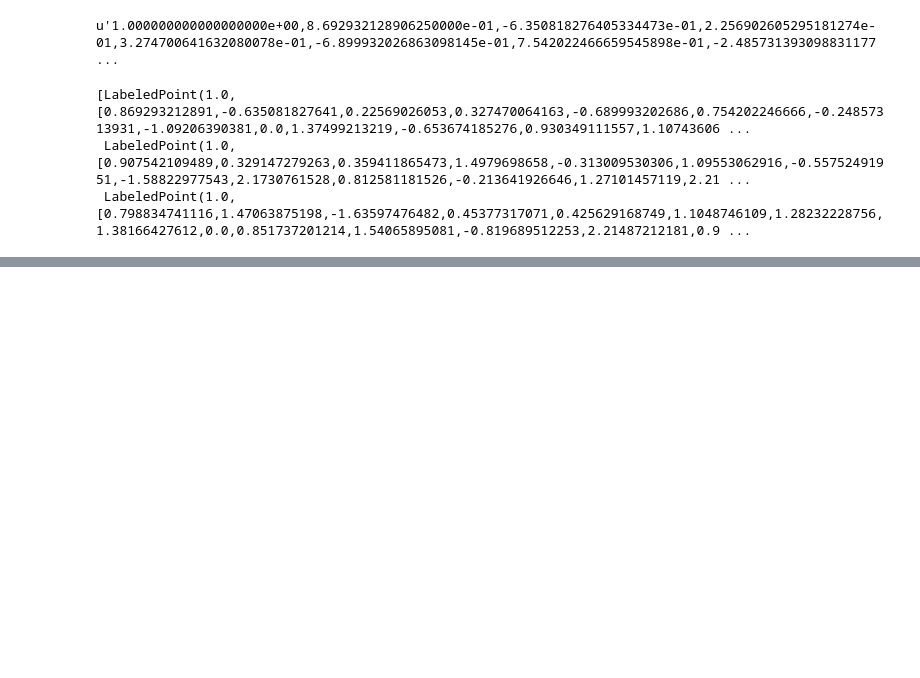
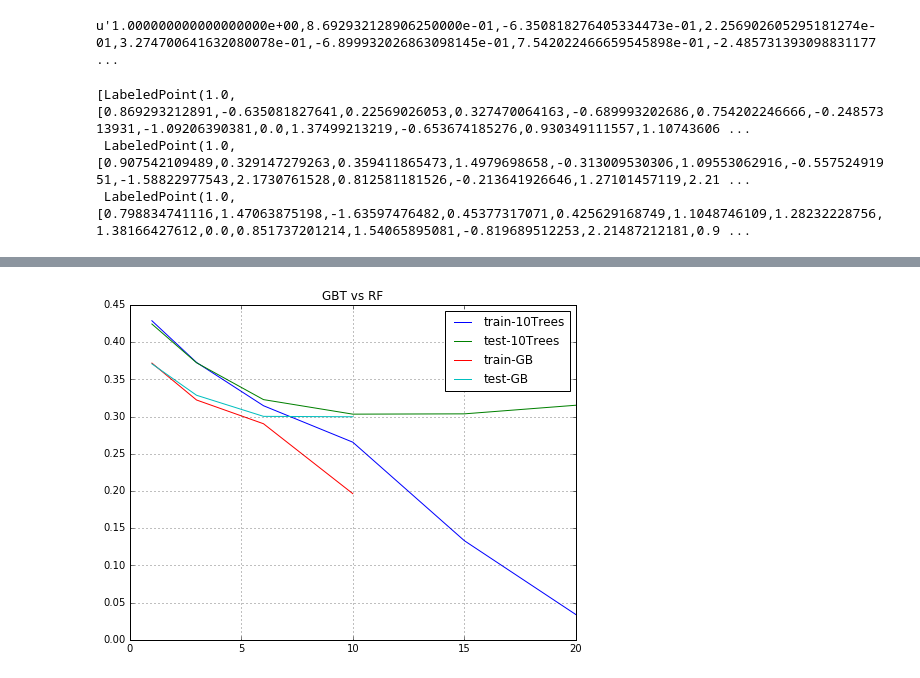
Before and after one commit to eggie5/UCSD-MAS-DSE230, a Jupyter notebook: hmwk5/2.Higgs.ipynb, the cells around one changed output, grey strips where cells are left out. Saved outputs shown, nothing was run; the diff lists cells and outputs as text; code cells hidden in the pictures; blank space fills up the shorter version.

```diff
--- a/hmwk5/2.Higgs.ipynb
+++ b/hmwk5/2.Higgs.ipynb
@@ -140,0 +143,4 @@ make_figure([RF_10trees],['10Trees'],Title='Random Forests using 10% of data')
+# %%
+make_figure([RF_10trees, B10],['10Trees', 'GB'],Title='GBT vs RF')
+# %% [output]
+[figure, added]
```
Also changed, not shown: parts of 9 cells of this notebook, 1 other file.
